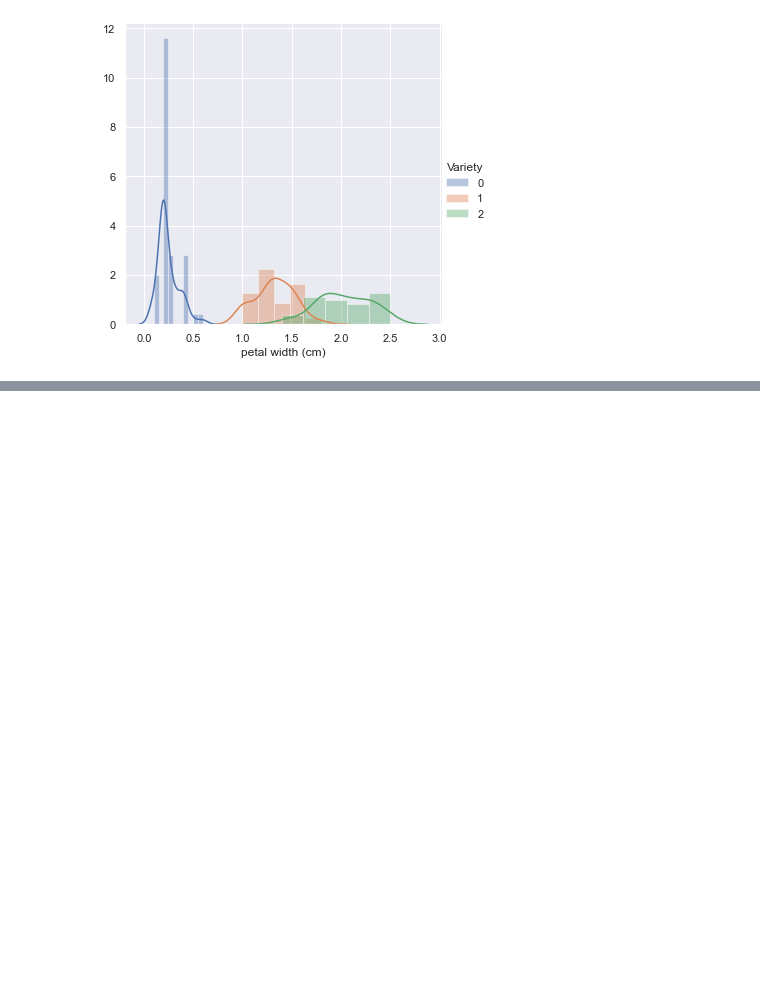
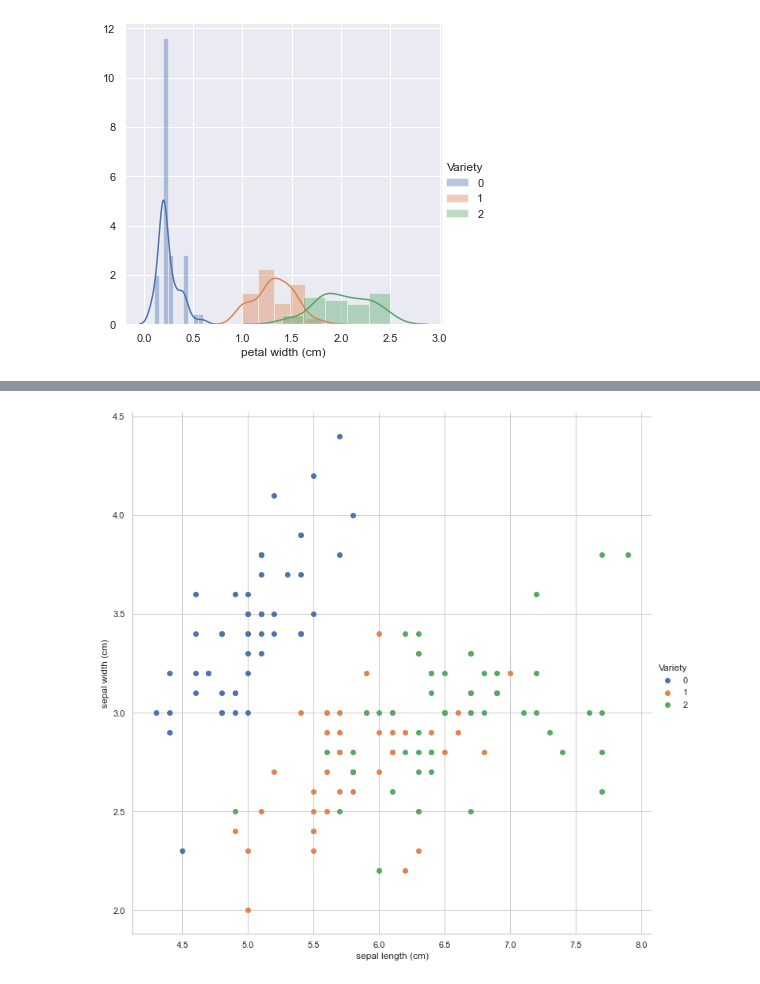
Before and after one commit to Abdulkareem-Safar/Data-mining, a Jupyter notebook: Lab5.ipynb, the cells around one changed output, grey strips where cells are left out. Cells and saved outputs as stored; diff of their text form; code cells hidden in the pictures; blank space fills up the shorter version.

```diff
--- a/Lab5.ipynb
+++ b/Lab5.ipynb
@@ -113,0 +154,8 @@ for ojha, feature in enumerate(list(df_with_columns.columns)[:-1]):
+# %%
+sns.set_style("whitegrid");
+sns.FacetGrid(df_with_columns, hue="Variety", height=10) \
+  .map(plt.scatter, "sepal length (cm)", "sepal width (cm)") \
+  .add_legend();
+plt.show();
+# %% [output]
+[figure, added]
```
Also changed, not shown: parts of 8 cells of this notebook.
